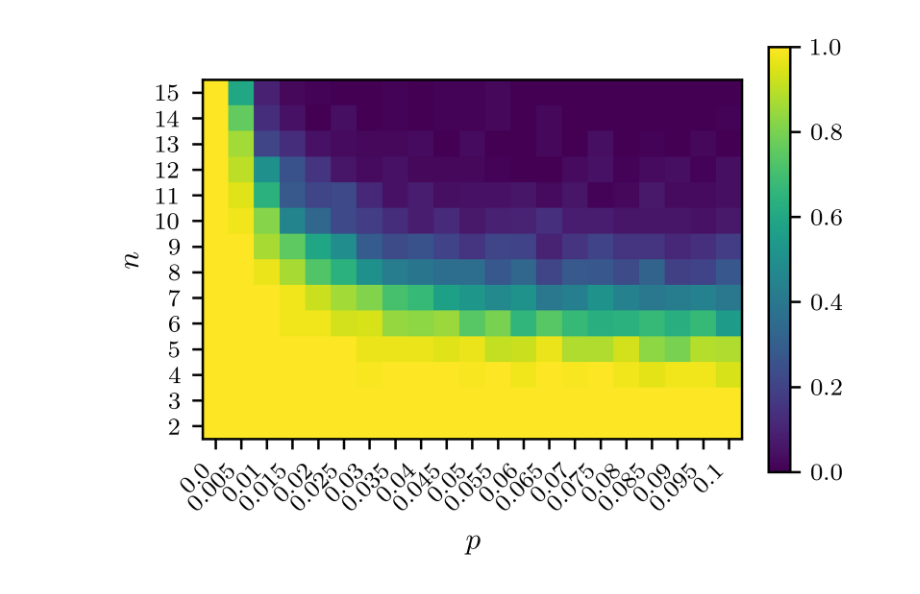
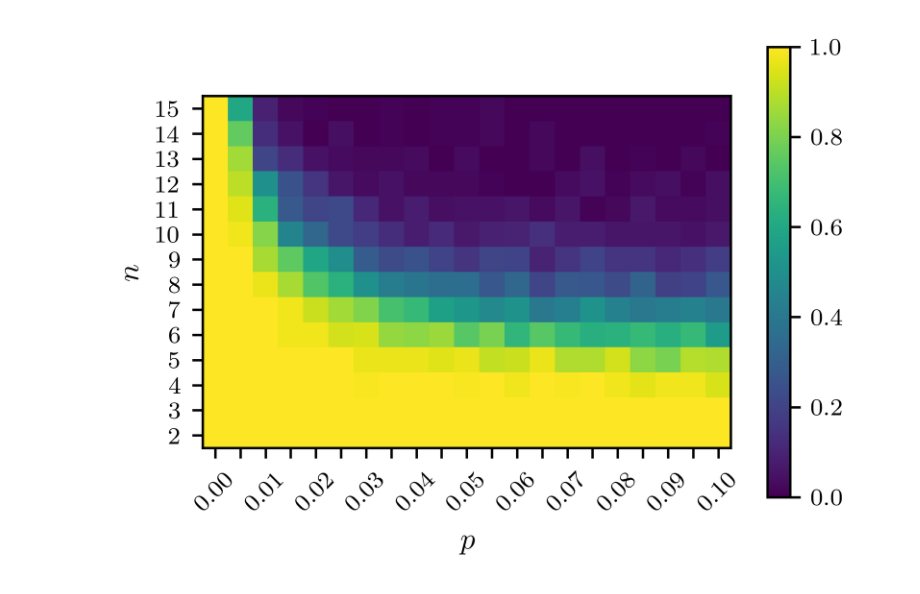
Before and after one commit to patsej07-afk/Quantum-Networked-Simons, a Jupyter notebook: noisySimulations/quantumNoise/depolarizingPlotting.ipynb, the cells around one changed output. Cells and saved outputs as stored; diff of their text form; code cells hidden in the pictures.

Commit message:
Refining figures.

```diff
--- a/noisySimulations/quantumNoise/depolarizingPlotting.ipynb
+++ b/noisySimulations/quantumNoise/depolarizingPlotting.ipynb
@@ -12,22 +12,22 @@ plt.rcParams['figure.dpi'] = 600
 plt.rcParams['axes.axisbelow'] = True
 plt.rcParams.update({'font.size': SMALL_TEXT})
 # %%
-P_ARRAY = np.arange(0,0.105,0.005)
+P_ARRAY = ['0.00', '', '0.01', '', '0.02', '', '0.03', '', '0.04', '', '0.05', '', '0.06', '', '0.07', '', '0.08', '', '0.09', '', '0.10']
 N_ARRAY = np.arange(2,16,1)[::-1]
 x_ticks = np.arange(0,len(P_ARRAY),1)
 y_ticks = np.arange(0,len(N_ARRAY),1)
 # %%
 fig = plt.figure(figsize=(3.45, 2.5), layout='constrained')
 with open('data/iterationsOne- & Two-qubit.txt', 'r') as file:
     numTrials = int(file.read())
 successHeatmap = np.load('data/successHeatmapOne- & Two-qubit.npy')
 successHeatmap /= numTrials
 plt.imshow(successHeatmap[::-1])
 plt.xlabel(r'$p$', fontsize=MEDIUM_TEXT)
 plt.ylabel(r'$n$', fontsize=MEDIUM_TEXT)
-plt.xticks(x_ticks, P_ARRAY, rotation=45, ha='right')
+plt.xticks(x_ticks, P_ARRAY, rotation=45, ha='center')
 plt.yticks(y_ticks, N_ARRAY)
 plt.colorbar()
 plt.savefig('../../figures/depolarizingModel.png', dpi=600, bbox_inches='tight', pad_inches=0.01)
 # %% [output]
-[figure, old version]
+[figure, new version]
```
Also changed, not shown: 5 other files.
